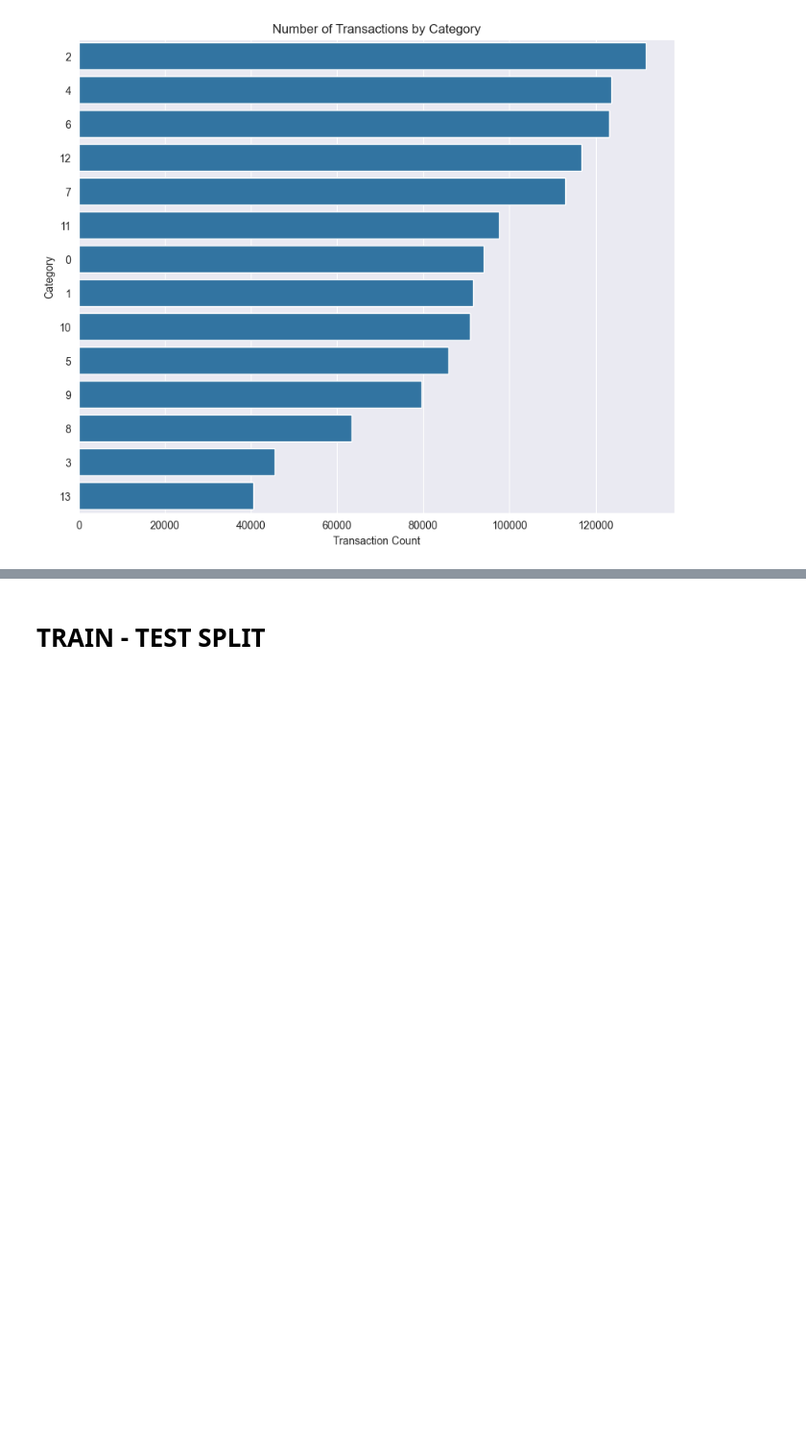
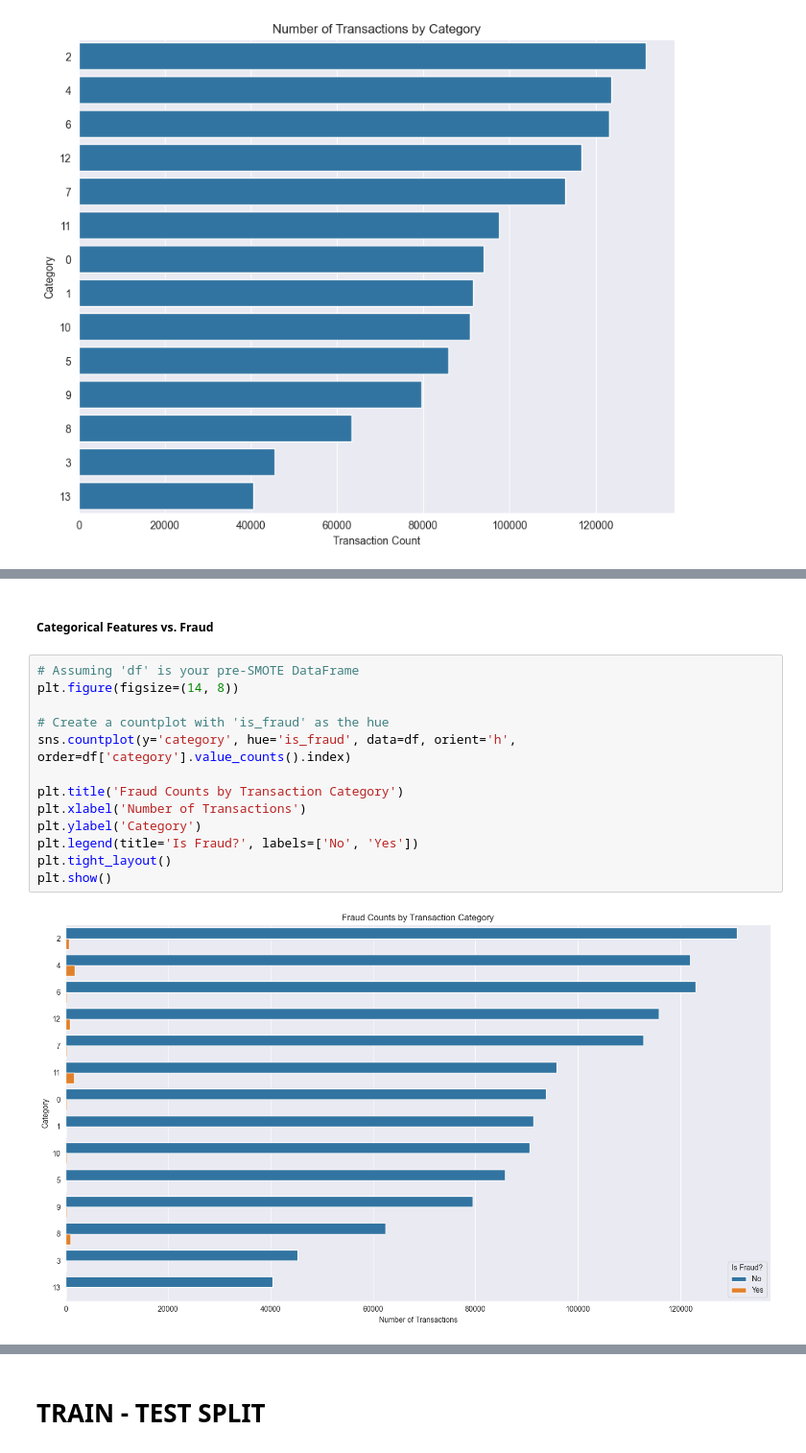
Before and after one commit to klinq16/CreditCardFraudDetection, a Jupyter notebook: src_code/model.ipynb, the cells around one changed output, grey strips where cells are left out. Shown at 96% size. Cells and saved outputs as stored; diff of their text form; blank space fills up the shorter version.

```diff
--- a/src_code/model.ipynb
+++ b/src_code/model.ipynb
@@ -209,0 +233,17 @@ plt.show()
+# %% [markdown]
+##### Categorical Features vs. Fraud
+# %%
+# Assuming 'df' is your pre-SMOTE DataFrame
+plt.figure(figsize=(14, 8))
+
+# Create a countplot with 'is_fraud' as the hue
+sns.countplot(y='category', hue='is_fraud', data=df, orient='h', order=df['category'].value_counts().index)
+
+plt.title('Fraud Counts by Transaction Category')
+plt.xlabel('Number of Transactions')
+plt.ylabel('Category')
+plt.legend(title='Is Fraud?', labels=['No', 'Yes'])
+plt.tight_layout()
+plt.show()
+# %% [output]
+[figure, added]
```
Also changed, not shown: parts of 8 cells of this notebook.
